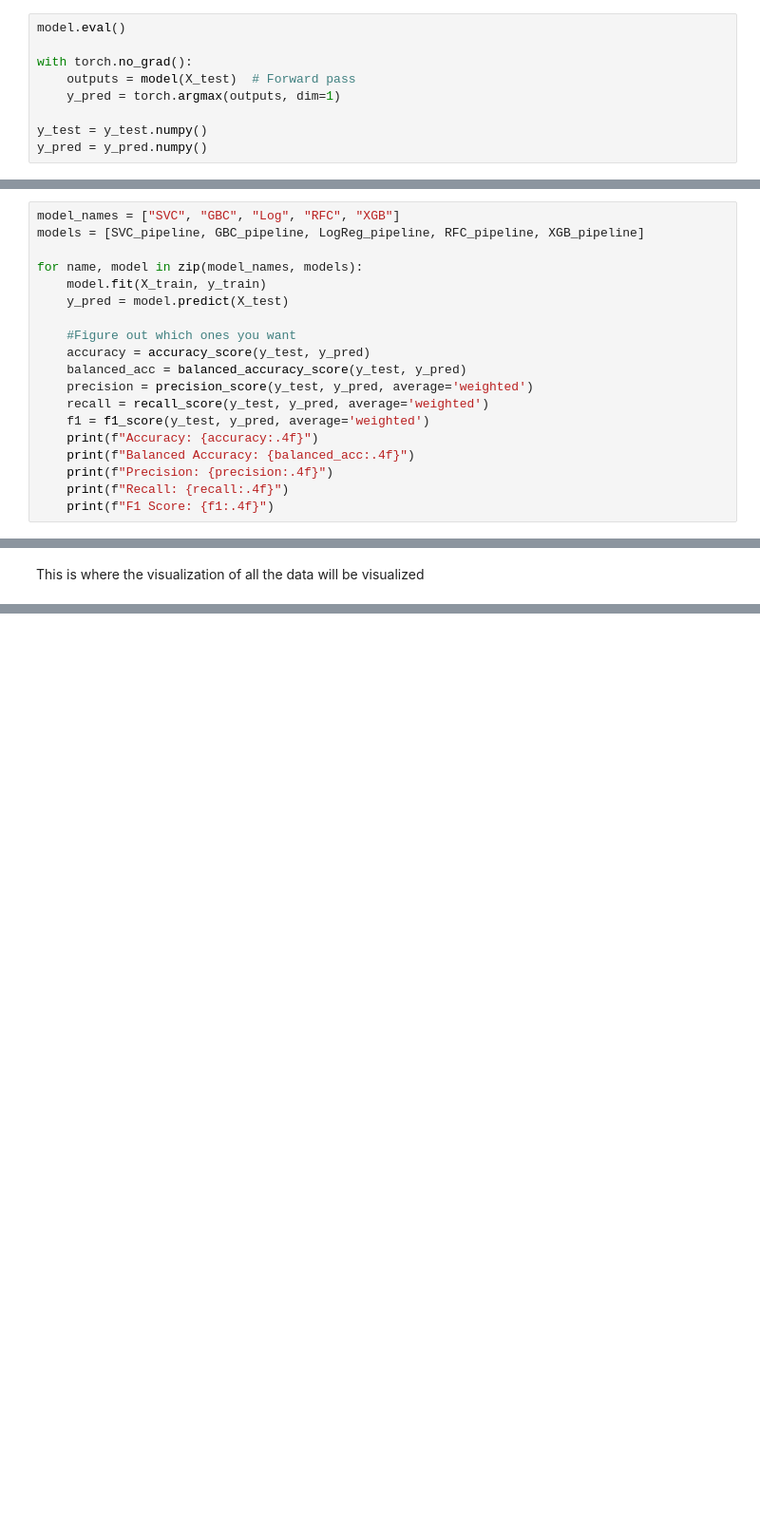
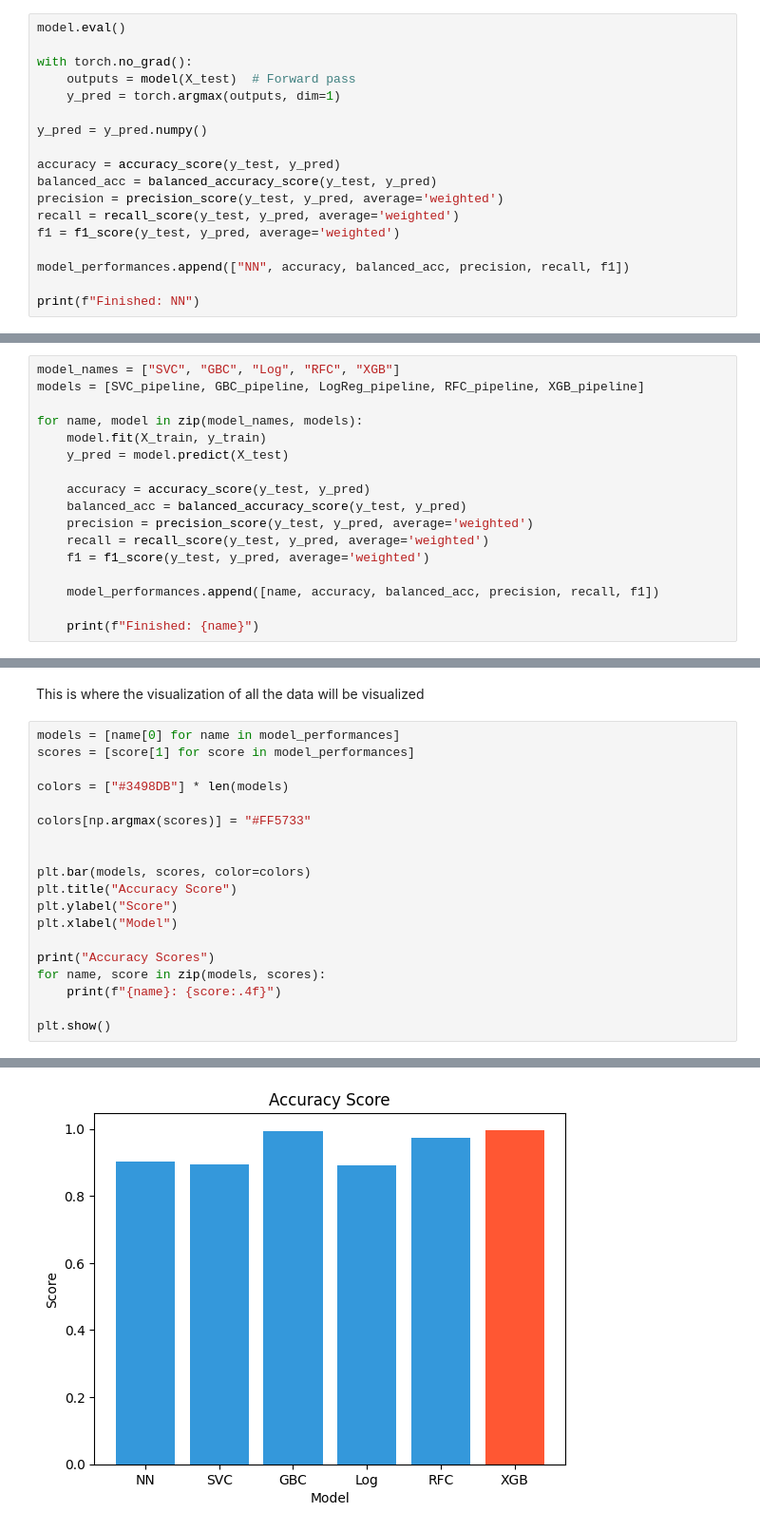
Before and after one commit to normanlrasmussen/Traffic-Prediction-Models, a Jupyter notebook: AllModelComp.ipynb, the cells around one changed output, grey strips where cells are left out. Shown: that part at 95% size. Drawn from its saved outputs; the diff is of its cells as text; blank space fills up the shorter version.

```diff
--- a/AllModelComp.ipynb
+++ b/AllModelComp.ipynb
@@ -115,5 +114,14 @@ with torch.no_grad():
     outputs = model(X_test)  # Forward pass
     y_pred = torch.argmax(outputs, dim=1)
 
-y_test = y_test.numpy()
 y_pred = y_pred.numpy()
+
+accuracy = accuracy_score(y_test, y_pred)
+balanced_acc = balanced_accuracy_score(y_test, y_pred)
+precision = precision_score(y_test, y_pred, average='weighted')
+recall = recall_score(y_test, y_pred, average='weighted')
+f1 = f1_score(y_test, y_pred, average='weighted')
+
+model_performances.append(["NN", accuracy, balanced_acc, precision, recall, f1])
+
+print(f"Finished: NN")
@@ -225,14 +238,12 @@ for name, model in zip(model_names, models):
     model.fit(X_train, y_train)
     y_pred = model.predict(X_test)
 
-    #Figure out which ones you want
     accuracy = accuracy_score(y_test, y_pred)
     balanced_acc = balanced_accuracy_score(y_test, y_pred)
     precision = precision_score(y_test, y_pred, average='weighted')
     recall = recall_score(y_test, y_pred, average='weighted')
     f1 = f1_score(y_test, y_pred, average='weighted')
-    print(f"Accuracy: {accuracy:.4f}")
-    print(f"Balanced Accuracy: {balanced_acc:.4f}")
-    print(f"Precision: {precision:.4f}")
-    print(f"Recall: {recall:.4f}")
-    print(f"F1 Score: {f1:.4f}")
+
+    model_performances.append([name, accuracy, balanced_acc, precision, recall, f1])
+
+    print(f"Finished: {name}")
@@ -240,3 +257,23 @@ for name, model in zip(model_names, models):
 This section will hand Statsmodels
 # %% [markdown]
 This is where the visualization of all the data will be visualized
+# %%
+models = [name[0] for name in model_performances]
+scores = [score[1] for score in model_performances]
+
+colors = ["#3498DB"] * len(models)
+
+colors[np.argmax(scores)] = "#FF5733"
+
+
+plt.bar(models, scores, color=colors)
+plt.title("Accuracy Score")
+plt.ylabel("Score")
+plt.xlabel("Model")
+
+print("Accuracy Scores")
+for name, score in zip(models, scores):
+    print(f"{name}: {score:.4f}")
+
+plt.show()
+# %% [output]
@@ -242,0 +286 @@ This is where the visualization of all the data will be visualized
+[figure, added]
```
Also changed, not shown: parts of 10 cells of this notebook, 3 other files.
